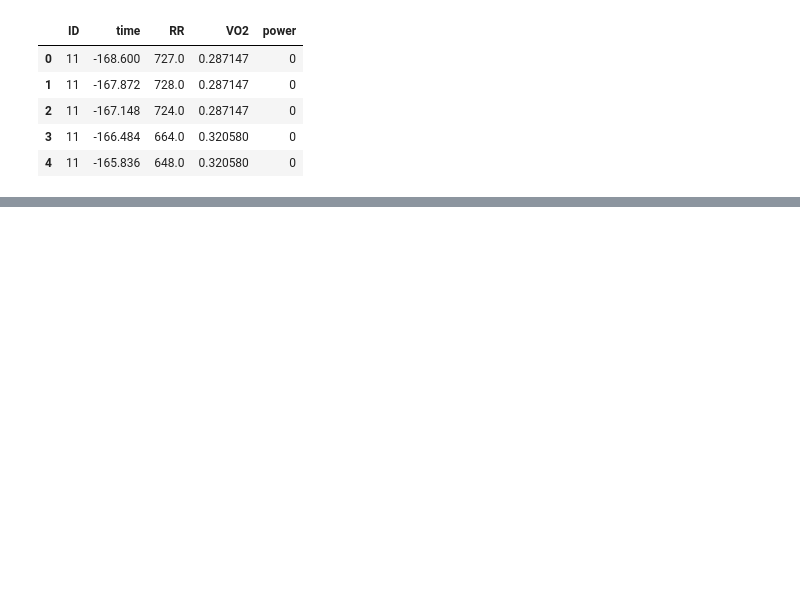
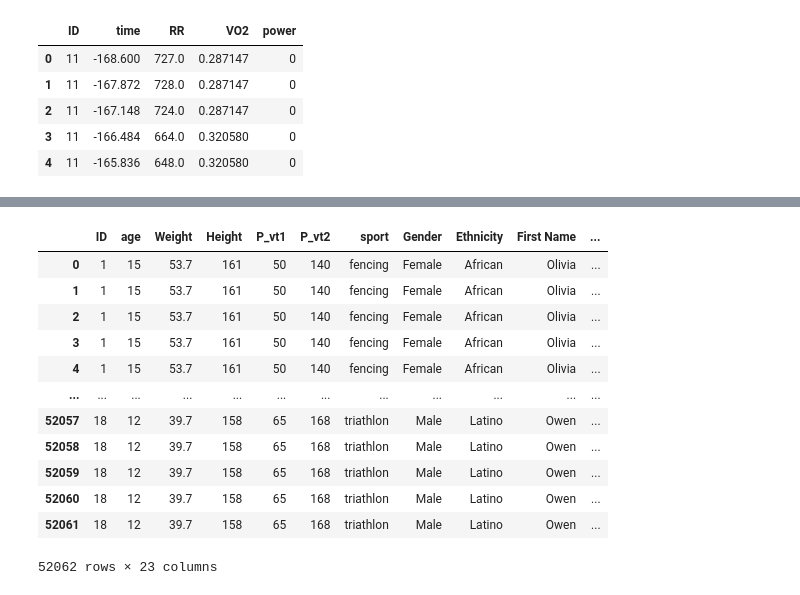
Before and after one commit to Sujithra-Emmanuel/PyMinds_Aug2024, a Jupyter notebook: Python_Hackathon_Aug2024_1to20.ipynb, the cells around one changed output, grey strips where cells are left out. Saved outputs shown, nothing was run; the diff lists cells and outputs as text; code cells hidden in the pictures; blank space fills up the shorter version.

```diff
--- a/Python_Hackathon_Aug2024_1to20.ipynb
+++ b/Python_Hackathon_Aug2024_1to20.ipynb
@@ -37,0 +123,16 @@ data_Kayaking.head()
+# %%
+merged_df
+# %% [output]
+|  | ID | age | Weight | Height | P_vt1 | P_vt2 | sport | Gender | Ethnicity | First Name | ... |
+| 0 | 1 | 15 | 53.7 | 161 | 50 | 140 | fencing | Female | African | Olivia | ... |
+| 1 | 1 | 15 | 53.7 | 161 | 50 | 140 | fencing | Female | African | Olivia | ... |
+| 2 | 1 | 15 | 53.7 | 161 | 50 | 140 | fencing | Female | African | Olivia | ... |
+| 3 | 1 | 15 | 53.7 | 161 | 50 | 140 | fencing | Female | African | Olivia | ... |
+| 4 | 1 | 15 | 53.7 | 161 | 50 | 140 | fencing | Female | African | Olivia | ... |
+| ... | ... | ... | ... | ... | ... | ... | ... | ... | ... | ... | ... |
+| 52057 | 18 | 12 | 39.7 | 158 | 65 | 168 | triathlon | Male | Latino | Owen | ... |
+| 52058 | 18 | 12 | 39.7 | 158 | 65 | 168 | triathlon | Male | Latino | Owen | ... |
+| 52059 | 18 | 12 | 39.7 | 158 | 65 | 168 | triathlon | Male | Latino | Owen | ... |
+| 52060 | 18 | 12 | 39.7 | 158 | 65 | 168 | triathlon | Male | Latino | Owen | ... |
+| 52061 | 18 | 12 | 39.7 | 158 | 65 | 168 | triathlon | Male | Latino | Owen | ... |
+52062 rows × 23 columns
```
Also changed, not shown: parts of 21 cells of this notebook, 1 other file.
